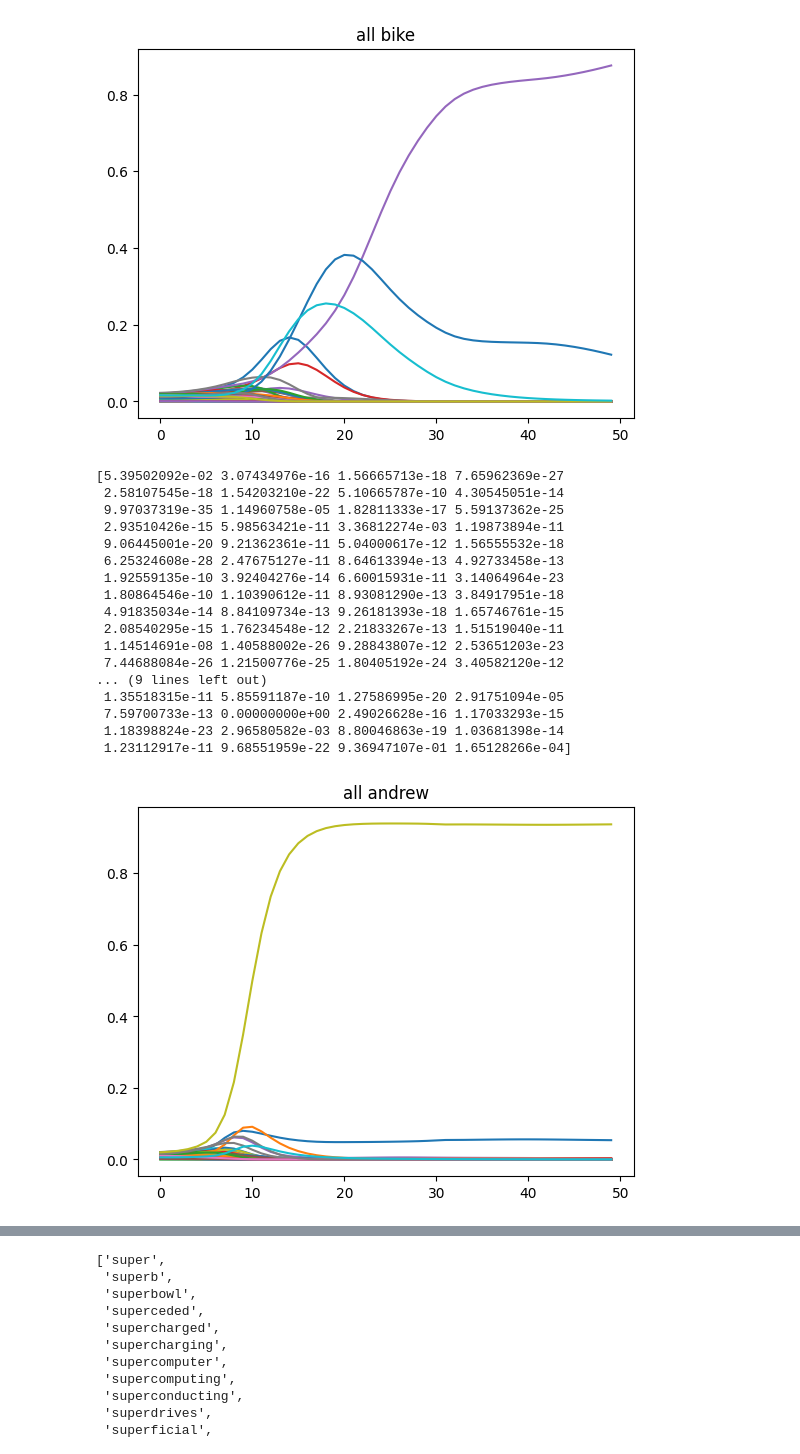
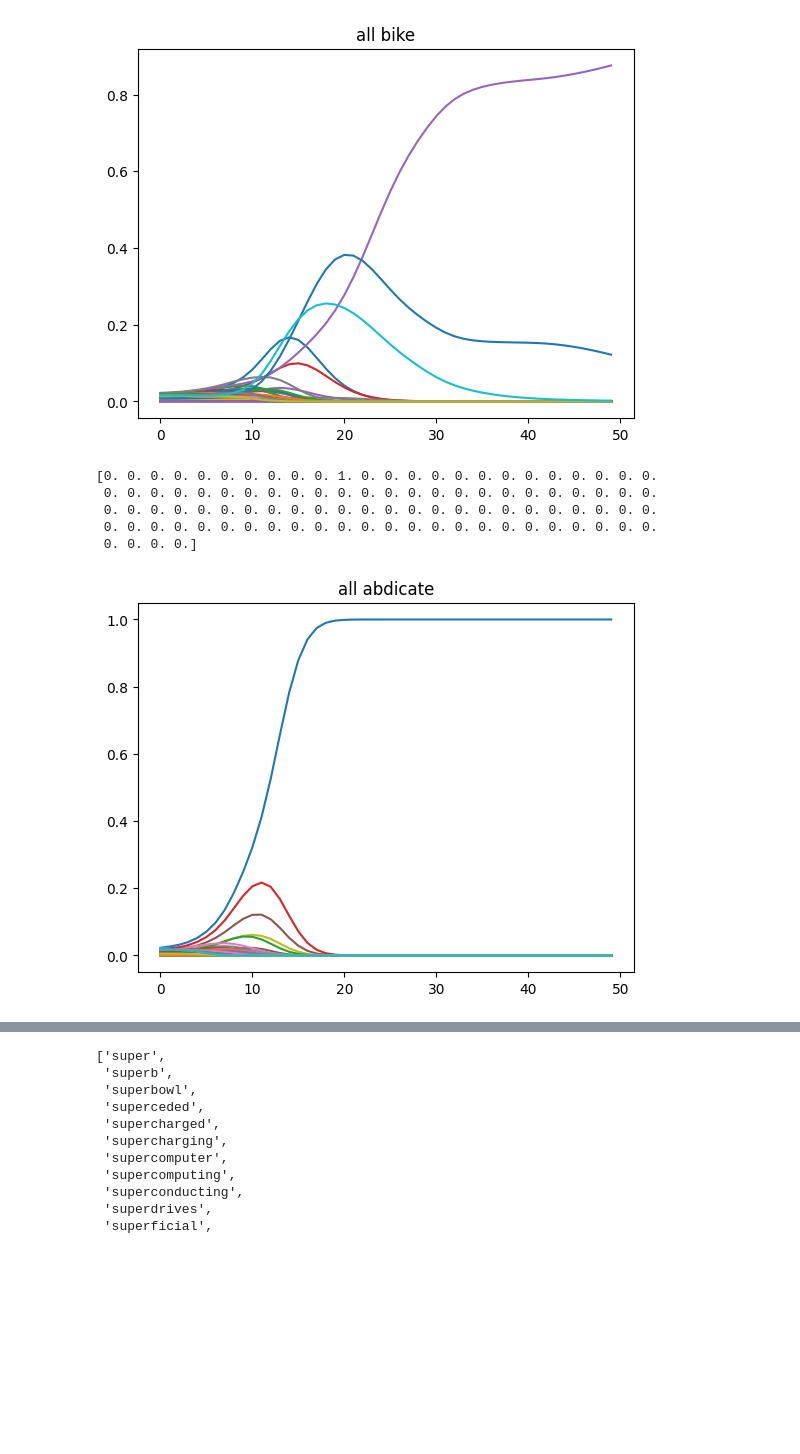
Before and after one commit to knagaev/topic-modelling-attention, a Jupyter notebook: phi_hist.ipynb, the cells around one changed output, grey strips where cells are left out. Cells and saved outputs as stored; diff of their text form; code cells hidden in the pictures; blank space fills up the shorter version.

```diff
--- a/phi_hist.ipynb
+++ b/phi_hist.ipynb
@@ -355,31 +356,19 @@ print(all_phi_hist[:, int(all_vocab[token]), -1])
  2.25137765e-29 2.69045576e-28 5.18464494e-29 2.20628525e-03]
 [figure]
 # %%
-token = 'andrew'
+token = 'abdicate'
 token_hist = [p for p in all_phi_hist[:, int(all_vocab[token]), :]]
 for i in range(len(token_hist)):
     plt.plot(token_hist[i])
 plt.title('all ' + token)
 print(all_phi_hist[:, int(all_vocab[token]), -1])
 # %% [output]
-[5.39502092e-02 3.07434976e-16 1.56665713e-18 7.65962369e-27
- 2.58107545e-18 1.54203210e-22 5.10665787e-10 4.30545051e-14
- 9.97037319e-35 1.14960758e-05 1.82811333e-17 5.59137362e-25
- 2.93510426e-15 5.98563421e-11 3.36812274e-03 1.19873894e-11
- 9.06445001e-20 9.21362361e-11 5.04000617e-12 1.56555532e-18
- 6.25324608e-28 2.47675127e-11 8.64613394e-13 4.92733458e-13
- 1.92559135e-10 3.92404276e-14 6.60015931e-11 3.14064964e-23
- 1.80864546e-10 1.10390612e-11 8.93081290e-13 3.84917951e-18
- 4.91835034e-14 8.84109734e-13 9.26181393e-18 1.65746761e-15
- 2.08540295e-15 1.76234548e-12 2.21833267e-13 1.51519040e-11
- 1.14514691e-08 1.40588002e-26 9.28843807e-12 2.53651203e-23
- 7.44688084e-26 1.21500776e-25 1.80405192e-24 3.40582120e-12
-... (9 lines left out)
- 1.35518315e-11 5.85591187e-10 1.27586995e-20 2.91751094e-05
- 7.59700733e-13 0.00000000e+00 2.49026628e-16 1.17033293e-15
- 1.18398824e-23 2.96580582e-03 8.80046863e-19 1.03681398e-14
- 1.23112917e-11 9.68551959e-22 9.36947107e-01 1.65128266e-04]
+[0. 0. 0. 0. 0. 0. 0. 0. 0. 0. 1. 0. 0. 0. 0. 0. 0. 0. 0. 0. 0. 0. 0. 0.
+ 0. 0. 0. 0. 0. 0. 0. 0. 0. 0. 0. 0. 0. 0. 0. 0. 0. 0. 0. 0. 0. 0. 0. 0.
+ 0. 0. 0. 0. 0. 0. 0. 0. 0. 0. 0. 0. 0. 0. 0. 0. 0. 0. 0. 0. 0. 0. 0. 0.
+ 0. 0. 0. 0. 0. 0. 0. 0. 0. 0. 0. 0. 0. 0. 0. 0. 0. 0. 0. 0. 0. 0. 0. 0.
+ 0. 0. 0. 0.]
-[figure, old version]
+[figure, new version]
 # %%
 token = 'supersedes'
 token_hist = [p for p in all_phi_hist[:, int(filtered_vocab[token]), :]]
```
Also changed, not shown: parts of 16 cells of this notebook, 3 other files.
